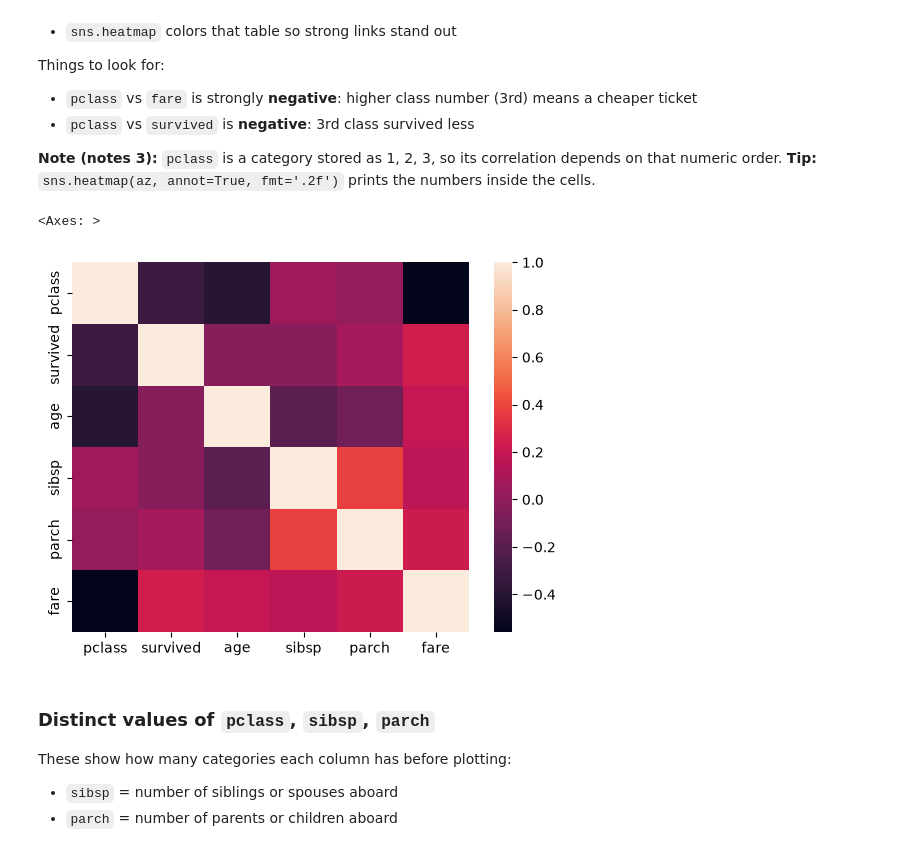
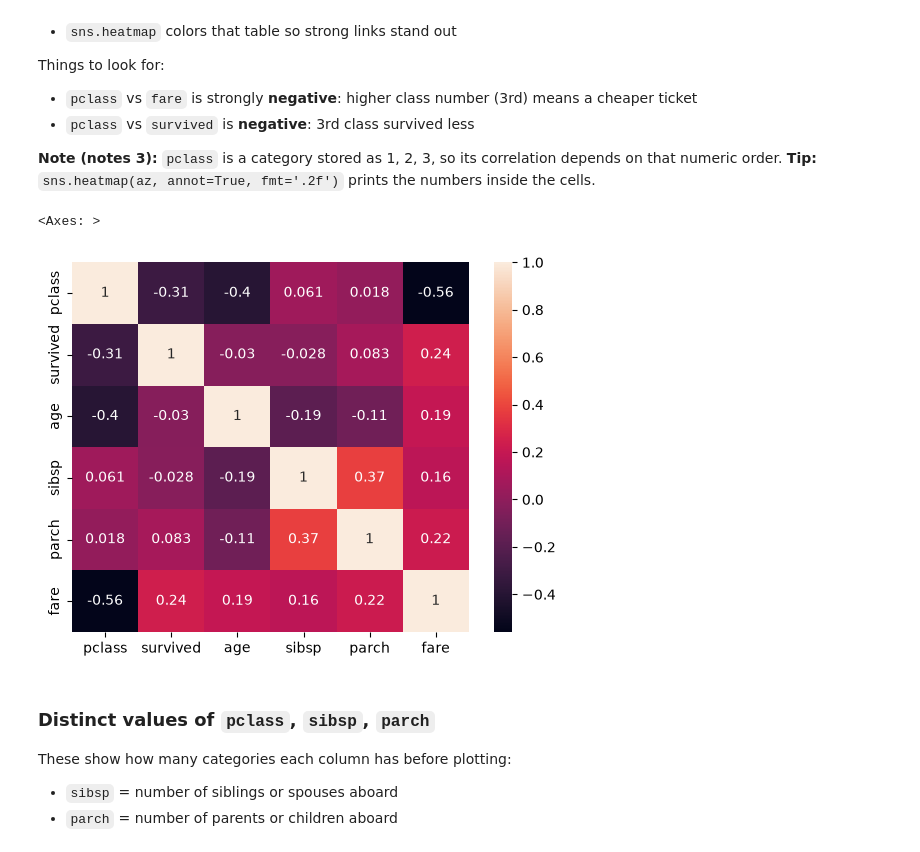
Before and after one commit to anudeepsanjeevarao/AICodingClass, a Jupyter notebook: Practice/ML/ML6/titanic_Visualization_FeaturePreparation_LR.ipynb, the cells around one changed output. Cells and saved outputs as stored; diff of their text form; code cells hidden in the pictures.

```diff
--- a/Practice/ML/ML6/titanic_Visualization_FeaturePreparation_LR.ipynb
+++ b/Practice/ML/ML6/titanic_Visualization_FeaturePreparation_LR.ipynb
@@ -485,10 +502,11 @@ Things to look for:
 **Tip:** `sns.heatmap(az, annot=True, fmt='.2f')` prints the numbers inside the cells.
 # %%
 az = df2[['pclass','survived','age','sibsp','parch','fare']].corr()
-sns.heatmap(az)
+#sns.heatmap(az)
+sns.heatmap(az,annot=True)
 # %% [output]
 <Axes: >
-[figure, old version]
+[figure, new version]
 # %% [markdown]
 ### Distinct values of `pclass`, `sibsp`, `parch`
 These show how many categories each column has before plotting:
```
Also changed, not shown: parts of 4 cells of this notebook, 1 other file.
